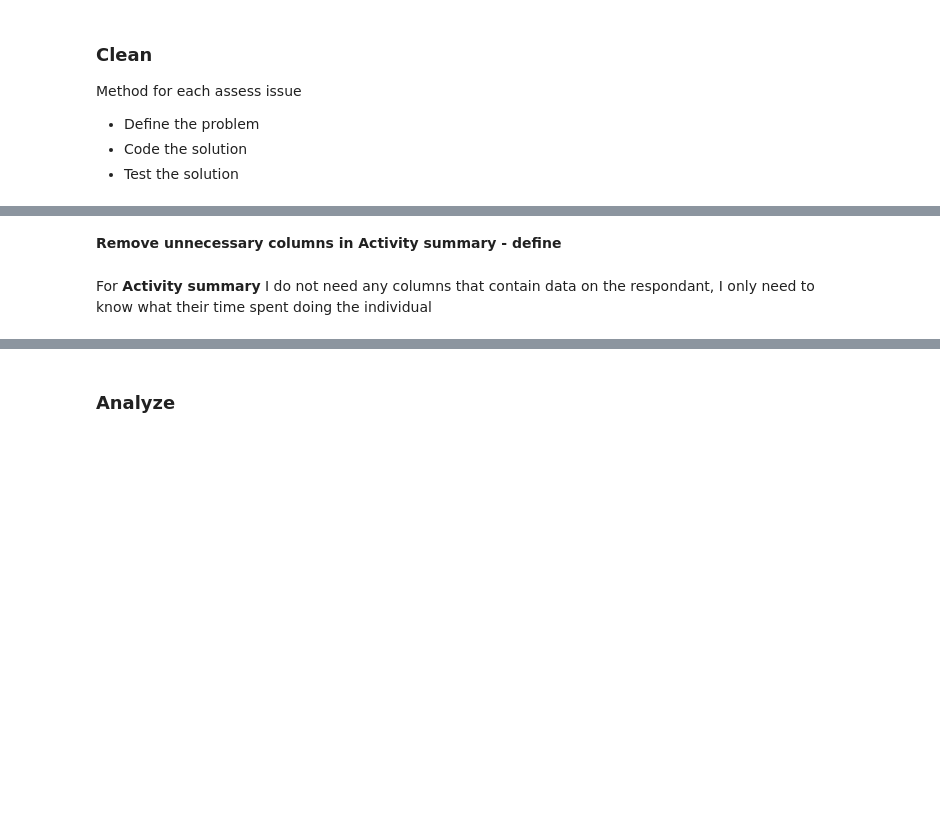
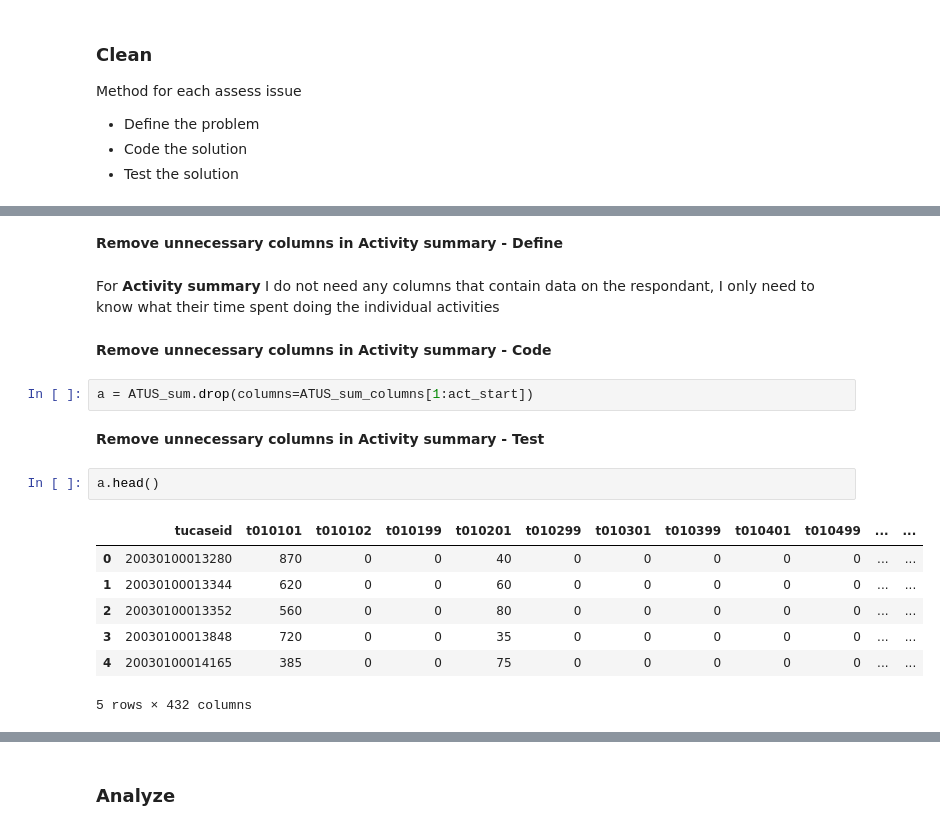
Before and after one commit to matthew-young/data-science-capstone-2021, a Jupyter notebook: notebook/American Time Use Survey Investigation.ipynb, the cells around one changed output, grey strips where cells are left out. Drawn from its saved outputs; the diff is of its cells as text; blank space fills up the shorter version.

Commit message:
Update American Time Use Survey Investigation.ipynb
Notebook updates - Mar 11,2021

```diff
--- a/notebook/American Time Use Survey Investigation.ipynb
+++ b/notebook/American Time Use Survey Investigation.ipynb
@@ -169,4 +210,20 @@ Method for each assess issue
 # %% [markdown]
-**Remove unnecessary columns in Activity summary - define**
+**Remove unnecessary columns in Activity summary - Define**
 # %% [markdown]
-For **Activity summary** I do not need any columns that contain data on the respondant, I only need to know what their time spent doing the individual
+For **Activity summary** I do not need any columns that contain data on the respondant, I only need to know what their time spent doing the individual activities
+# %% [markdown]
+**Remove unnecessary columns in Activity summary - Code**
+# %%
+a = ATUS_sum.drop(columns=ATUS_sum_columns[1:act_start])
+# %% [markdown]
+**Remove unnecessary columns in Activity summary - Test**
+# %%
+a.head()
+# %% [output]
+|  | tucaseid | t010101 | t010102 | t010199 | t010201 | t010299 | t010301 | t010399 | t010401 | t010499 | ... | ... |
+| 0 | 20030100013280 | 870 | 0 | 0 | 40 | 0 | 0 | 0 | 0 | 0 | ... | ... |
+| 1 | 20030100013344 | 620 | 0 | 0 | 60 | 0 | 0 | 0 | 0 | 0 | ... | ... |
+| 2 | 20030100013352 | 560 | 0 | 0 | 80 | 0 | 0 | 0 | 0 | 0 | ... | ... |
+| 3 | 20030100013848 | 720 | 0 | 0 | 35 | 0 | 0 | 0 | 0 | 0 | ... | ... |
+| 4 | 20030100014165 | 385 | 0 | 0 | 75 | 0 | 0 | 0 | 0 | 0 | ... | ... |
+5 rows × 432 columns
```
Also changed, not shown: parts of 21 cells of this notebook.
